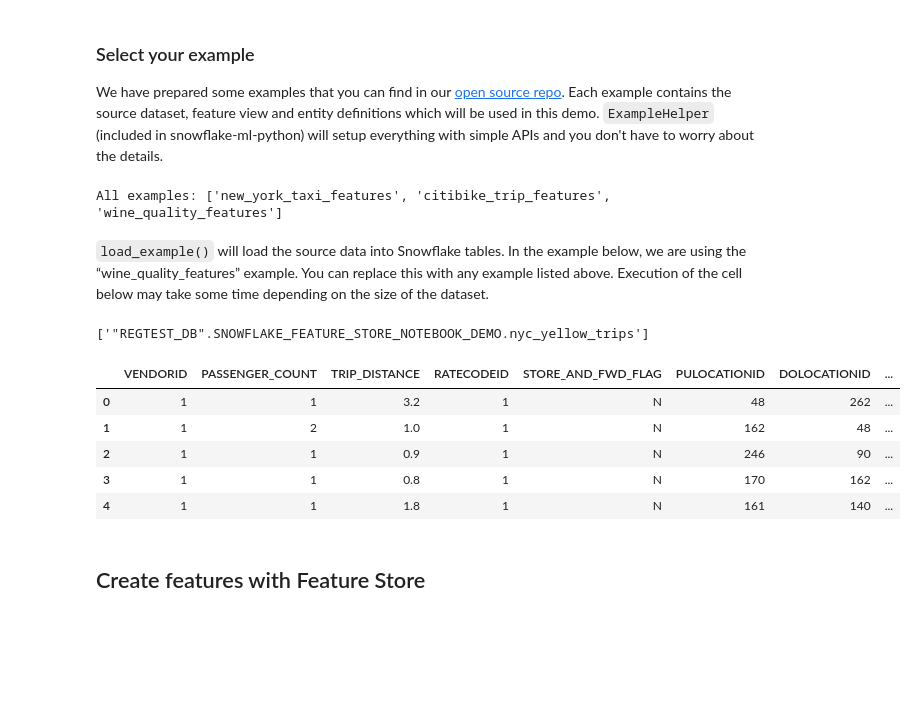
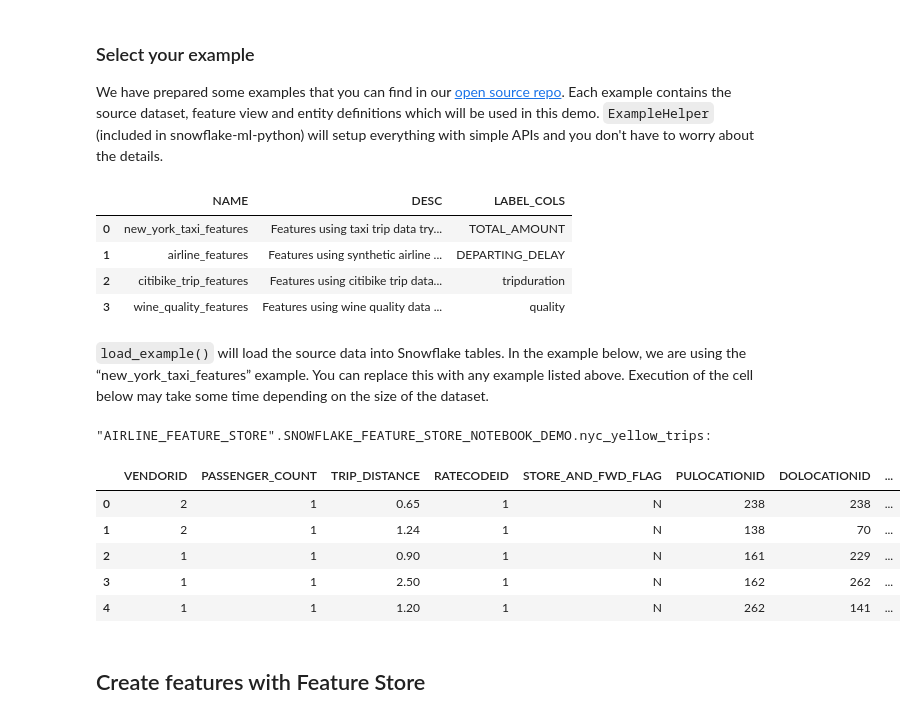
Before and after one commit to Snowflake-Labs/snowflake-demo-notebooks, a Jupyter notebook: End-to-end ML with Feature Store and Model Registry/End-to-end ML with Feature Store and Model Registry.ipynb, the cells around one changed output. Drawn from its saved outputs; the diff is of its cells as text; code cells hidden in the pictures; blank space fills up the shorter version.

Commit message:
Feature Store notebook minor update (#50)
* 1.6.1.

* add list features cell.

* add lineage notebook.

* update hyperlink.

* fix enriched_df.

```diff
--- a/End-to-end ML with Feature Store and Model Registry/End-to-end ML with Feature Store and Model Registry.ipynb
+++ b/End-to-end ML with Feature Store and Model Registry/End-to-end ML with Feature Store and Model Registry.ipynb
@@ -73,27 +72,31 @@ We have prepared some examples that you can find in our [open source repo](https
 from snowflake.ml.feature_store.examples.example_helper import ExampleHelper
 
 example_helper = ExampleHelper(session, session.get_current_database(), FS_DEMO_SCHEMA)
-print(f"All examples: {example_helper.list_examples()}")
+example_helper.list_examples().to_pandas()
 # %% [output]
-All examples: ['new_york_taxi_features', 'citibike_trip_features', 'wine_quality_features']
+|  | NAME | DESC | LABEL_COLS |
+| 0 | new_york_taxi_features | Features using taxi trip data try... | TOTAL_AMOUNT |
+| 1 | airline_features | Features using synthetic airline ... | DEPARTING_DELAY |
+| 2 | citibike_trip_features | Features using citibike trip data... | tripduration |
+| 3 | wine_quality_features | Features using wine quality data ... | quality |
 # %% [markdown]
-`load_example()` will load the source data into Snowflake tables. In the example below, we are using the “wine_quality_features” example. You can replace this with any example listed above. Execution of the cell below may take some time depending on the size of the dataset.
+`load_example()` will load the source data into Snowflake tables. In the example below, we are using the “new_york_taxi_features” example. You can replace this with any example listed above. Execution of the cell below may take some time depending on the size of the dataset.
 # %%
 # replace the value with the example you want to run
 source_tables = example_helper.load_example('new_york_taxi_features')
-print(source_tables)
+# display as Pandas DataFrame
+for table in source_tables:
+    print(f"{table}:")
+    df = session.table(table).limit(5).to_pandas()
+    display(df)
 # %% [output]
-['"REGTEST_DB".SNOWFLAKE_FEATURE_STORE_NOTEBOOK_DEMO.nyc_yellow_trips']
+"AIRLINE_FEATURE_STORE".SNOWFLAKE_FEATURE_STORE_NOTEBOOK_DEMO.nyc_yellow_trips:
+|  | VENDORID | PASSENGER_COUNT | TRIP_DISTANCE | RATECODEID | STORE_AND_FWD_FLAG | PULOCATIONID | DOLOCATIONID | ... |
+| 0 | 2 | 1 | 0.65 | 1 | N | 238 | 238 | ... |
+| 1 | 2 | 1 | 1.24 | 1 | N | 138 | 70 | ... |
+| 2 | 1 | 1 | 0.90 | 1 | N | 161 | 229 | ... |
+| 3 | 1 | 1 | 2.50 | 1 | N | 162 | 262 | ... |
+| 4 | 1 | 1 | 1.20 | 1 | N | 262 | 141 | ... |
-# %%
-# display as Pandas DataFrame
-session.table(source_tables[0]).limit(5).to_pandas()
-# %% [output]
-|  | VENDORID | PASSENGER_COUNT | TRIP_DISTANCE | RATECODEID | STORE_AND_FWD_FLAG | PULOCATIONID | DOLOCATIONID | ... |
-| 0 | 1 | 1 | 3.2 | 1 | N | 48 | 262 | ... |
-| 1 | 1 | 2 | 1.0 | 1 | N | 162 | 48 | ... |
-| 2 | 1 | 1 | 0.9 | 1 | N | 246 | 90 | ... |
-| 3 | 1 | 1 | 0.8 | 1 | N | 170 | 162 | ... |
-| 4 | 1 | 1 | 1.8 | 1 | N | 161 | 140 | ... |
 # %% [markdown]
 <a id='create-features-with-feature-store'></a>
 ## Create features with Feature Store
```
Also changed, not shown: parts of 18 cells of this notebook, 3 other files.
